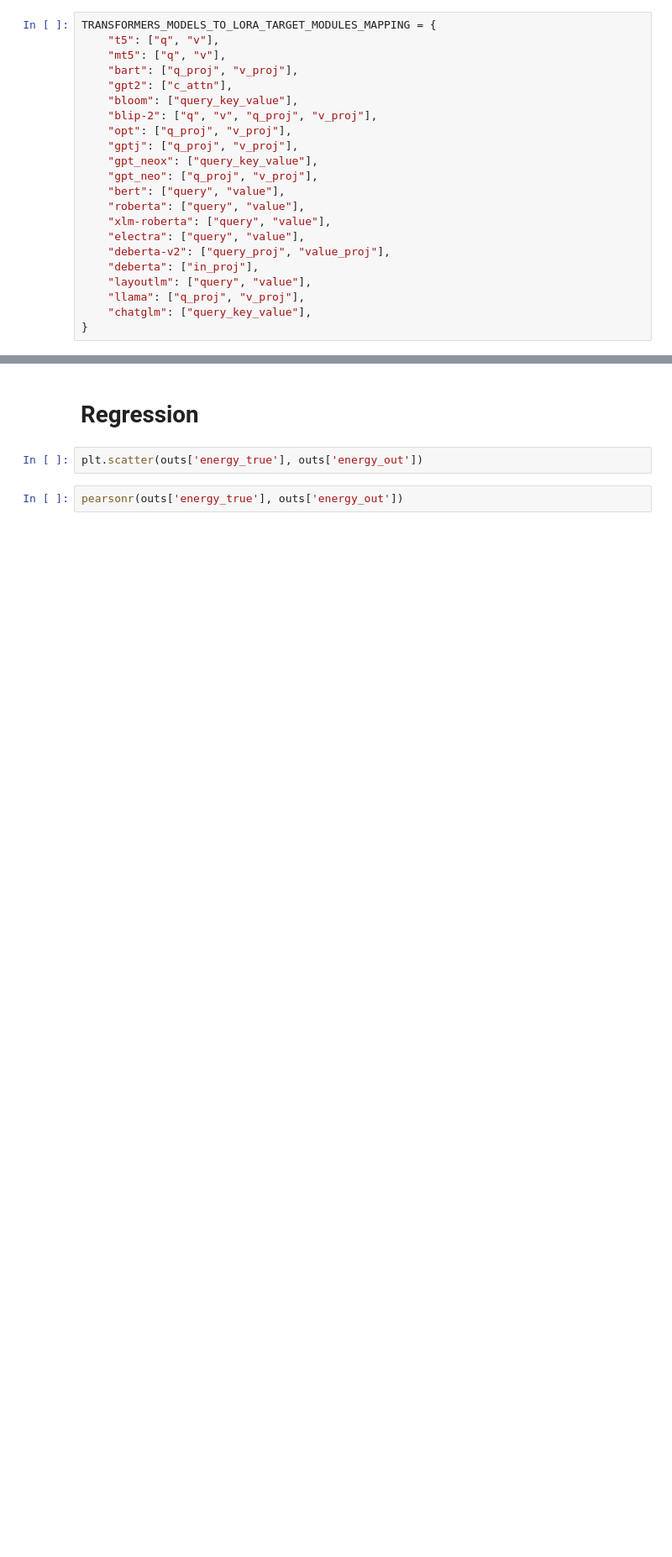
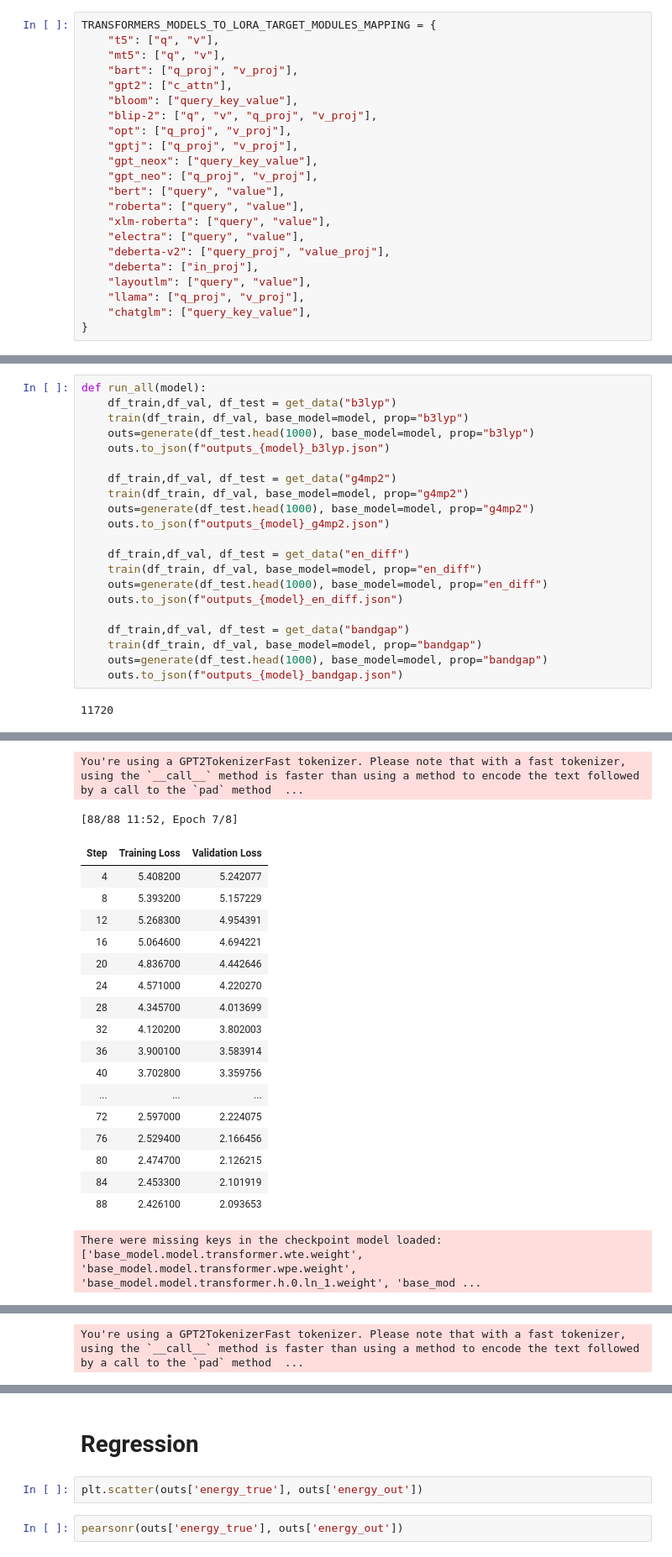
Before and after one commit to ankur56/ChemLoRA, a Jupyter notebook: peft_qm9.ipynb, the cells around one changed output, grey strips where cells are left out. Shown at 84% size. Saved outputs shown, nothing was run; the diff lists cells and outputs as text; blank space fills up the shorter version.

```diff
--- a/peft_qm9.ipynb
+++ b/peft_qm9.ipynb
@@ -386 +409,24 @@ def generate(
     return(df_test)
+# %%
+def run_all(model):
+    df_train,df_val, df_test = get_data("b3lyp")
+    train(df_train, df_val, base_model=model, prop="b3lyp")
+    outs=generate(df_test.head(1000), base_model=model, prop="b3lyp")
+    outs.to_json(f"outputs_{model}_b3lyp.json")
+
+    df_train,df_val, df_test = get_data("g4mp2")
+    train(df_train, df_val, base_model=model, prop="g4mp2")
+    outs=generate(df_test.head(1000), base_model=model, prop="g4mp2")
+    outs.to_json(f"outputs_{model}_g4mp2.json")
+
+    df_train,df_val, df_test = get_data("en_diff")
+    train(df_train, df_val, base_model=model, prop="en_diff")
+    outs=generate(df_test.head(1000), base_model=model, prop="en_diff")
+    outs.to_json(f"outputs_{model}_en_diff.json")
+
+    df_train,df_val, df_test = get_data("bandgap")
+    train(df_train, df_val, base_model=model, prop="bandgap")
+    outs=generate(df_test.head(1000), base_model=model, prop="bandgap")
+    outs.to_json(f"outputs_{model}_bandgap.json")
+# %% [output]
+11720
@@ -386,0 +482,20 @@ def generate(
+You're using a GPT2TokenizerFast tokenizer. Please note that with a fast tokenizer, using the `__call__` method is faster than using a method to encode the text followed by a call to the `pad` method  ...
+[88/88 11:52, Epoch 7/8]
+| Step | Training Loss | Validation Loss |
+| 4 | 5.408200 | 5.242077 |
+| 8 | 5.393200 | 5.157229 |
+| 12 | 5.268300 | 4.954391 |
+| 16 | 5.064600 | 4.694221 |
+| 20 | 4.836700 | 4.442646 |
+| 24 | 4.571000 | 4.220270 |
+| 28 | 4.345700 | 4.013699 |
+| 32 | 4.120200 | 3.802003 |
+| 36 | 3.900100 | 3.583914 |
+| 40 | 3.702800 | 3.359756 |
+| ... | ... | ... |
+| 72 | 2.597000 | 2.224075 |
+| 76 | 2.529400 | 2.166456 |
+| 80 | 2.474700 | 2.126215 |
+| 84 | 2.453300 | 2.101919 |
+| 88 | 2.426100 | 2.093653 |
+There were missing keys in the checkpoint model loaded: ['base_model.model.transformer.wte.weight', 'base_model.model.transformer.wpe.weight', 'base_model.model.transformer.h.0.ln_1.weight', 'base_mod ...
@@ -386,0 +536 @@ def generate(
+You're using a GPT2TokenizerFast tokenizer. Please note that with a fast tokenizer, using the `__call__` method is faster than using a method to encode the text followed by a call to the `pad` method  ...
```
Also changed, not shown: parts of 7 cells of this notebook.
